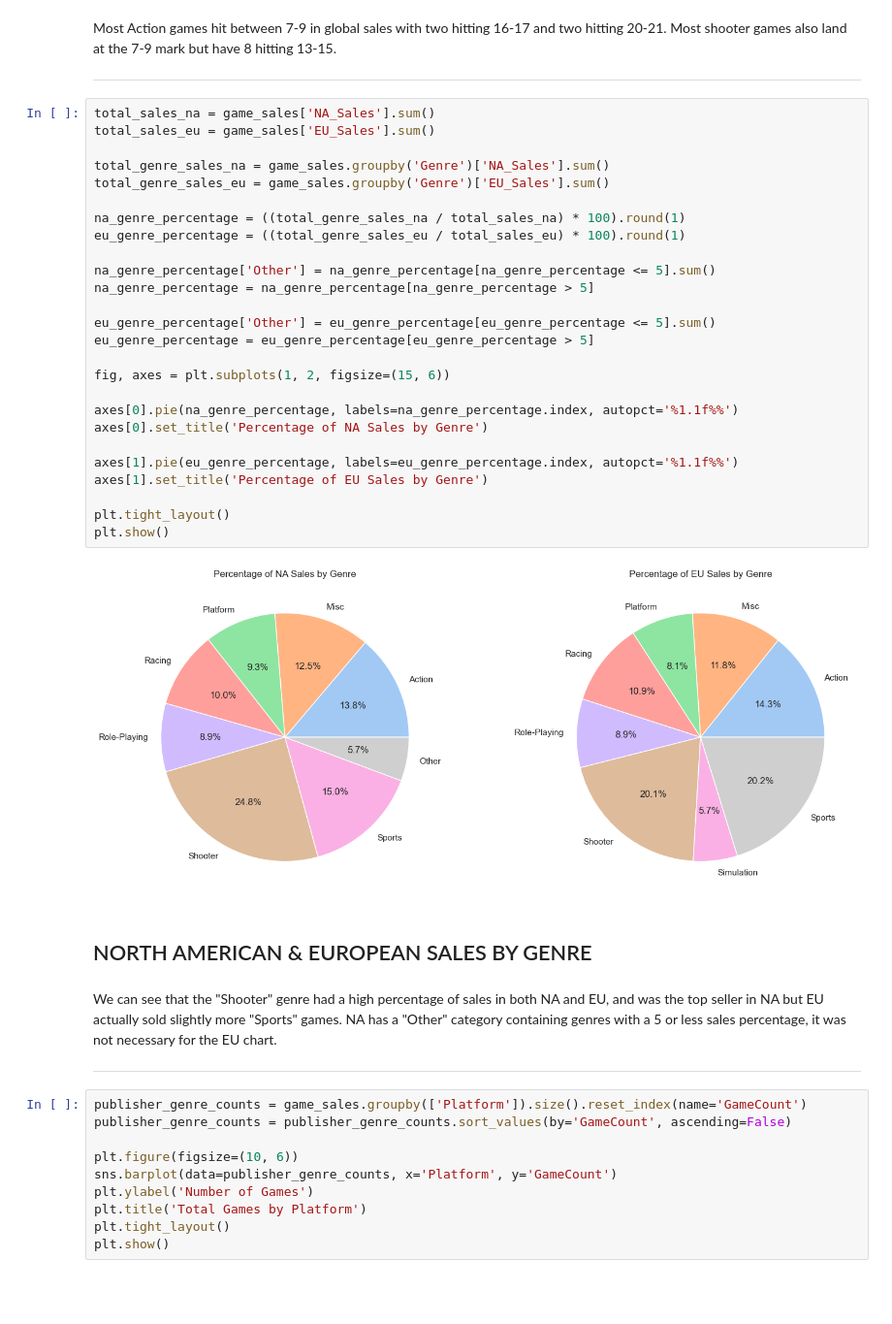
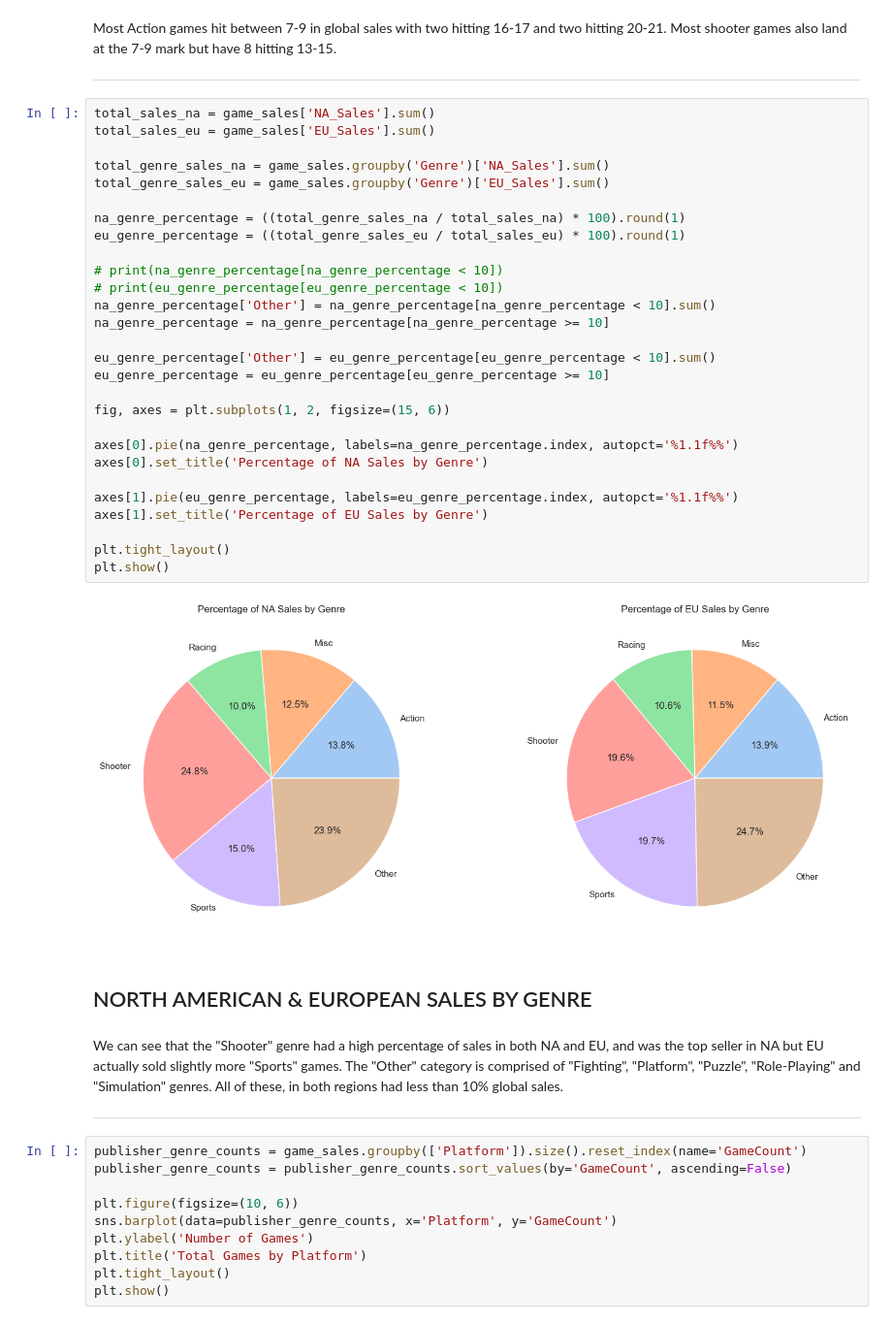
Before and after one commit to TravisAlstrand/DA_P6, a Jupyter notebook: graphing_video_game_sales.ipynb, the cells around one changed output. Shown at 97% size. Saved outputs shown, nothing was run; the diff lists cells and outputs as text; blank space fills up the shorter version.

```diff
--- a/graphing_video_game_sales.ipynb
+++ b/graphing_video_game_sales.ipynb
@@ -83,35 +83,37 @@ ___
 # %%
 total_sales_na = game_sales['NA_Sales'].sum()
 total_sales_eu = game_sales['EU_Sales'].sum()
 
 total_genre_sales_na = game_sales.groupby('Genre')['NA_Sales'].sum()
 total_genre_sales_eu = game_sales.groupby('Genre')['EU_Sales'].sum()
 
 na_genre_percentage = ((total_genre_sales_na / total_sales_na) * 100).round(1)
 eu_genre_percentage = ((total_genre_sales_eu / total_sales_eu) * 100).round(1)
 
-na_genre_percentage['Other'] = na_genre_percentage[na_genre_percentage <= 5].sum()
-na_genre_percentage = na_genre_percentage[na_genre_percentage > 5]
+# print(na_genre_percentage[na_genre_percentage < 10])
+# print(eu_genre_percentage[eu_genre_percentage < 10])
+na_genre_percentage['Other'] = na_genre_percentage[na_genre_percentage < 10].sum()
+na_genre_percentage = na_genre_percentage[na_genre_percentage >= 10]
 
-eu_genre_percentage['Other'] = eu_genre_percentage[eu_genre_percentage <= 5].sum()
-eu_genre_percentage = eu_genre_percentage[eu_genre_percentage > 5]
+eu_genre_percentage['Other'] = eu_genre_percentage[eu_genre_percentage < 10].sum()
+eu_genre_percentage = eu_genre_percentage[eu_genre_percentage >= 10]
 
 fig, axes = plt.subplots(1, 2, figsize=(15, 6))
 
 axes[0].pie(na_genre_percentage, labels=na_genre_percentage.index, autopct='%1.1f%%')
 axes[0].set_title('Percentage of NA Sales by Genre')
 
 axes[1].pie(eu_genre_percentage, labels=eu_genre_percentage.index, autopct='%1.1f%%')
 axes[1].set_title('Percentage of EU Sales by Genre')
 
 plt.tight_layout()
 plt.show()
 # %% [output]
-[figure, old version]
+[figure, new version]
 # %% [markdown]
 ## NORTH AMERICAN & EUROPEAN SALES BY GENRE
 # %% [markdown]
-We can see that the "Shooter" genre had a high percentage of sales in both NA and EU, and was the top seller in NA but EU actually sold slightly more "Sports" games. NA has a "Other" category containing genres with a 5 or less sales percentage, it was not necessary for the EU chart.
+We can see that the "Shooter" genre had a high percentage of sales in both NA and EU, and was the top seller in NA but EU actually sold slightly more "Sports" games. The "Other" category is comprised of "Fighting", "Platform", "Puzzle", "Role-Playing" and "Simulation" genres. All of these, in both regions had less than 10% global sales.
 ___
 # %%
 publisher_genre_counts = game_sales.groupby(['Platform']).size().reset_index(name='GameCount')
```
